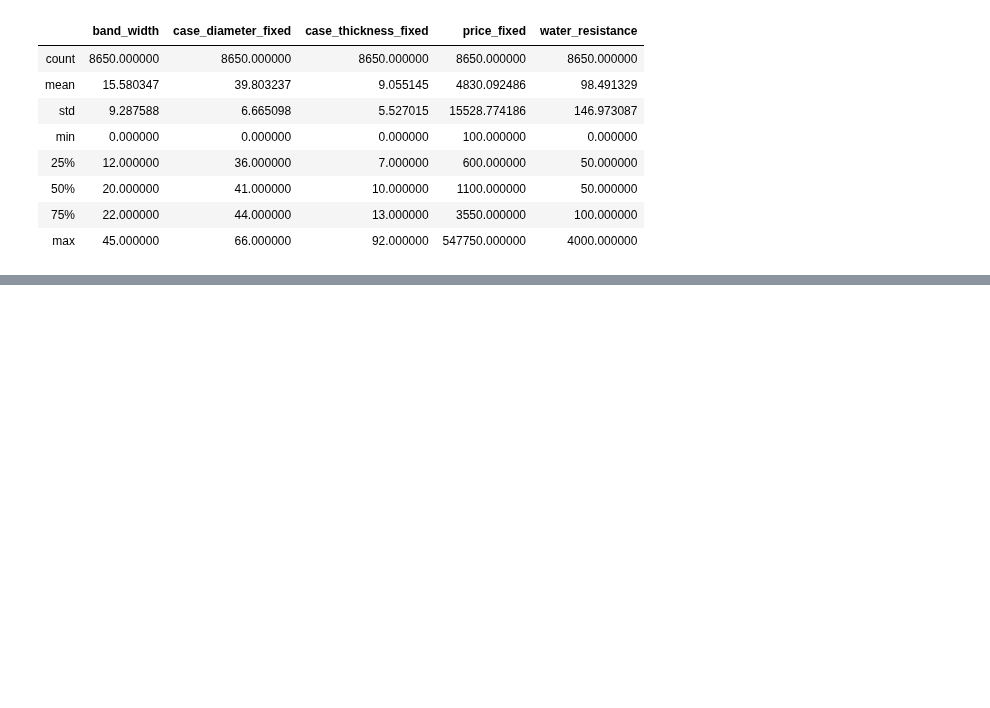
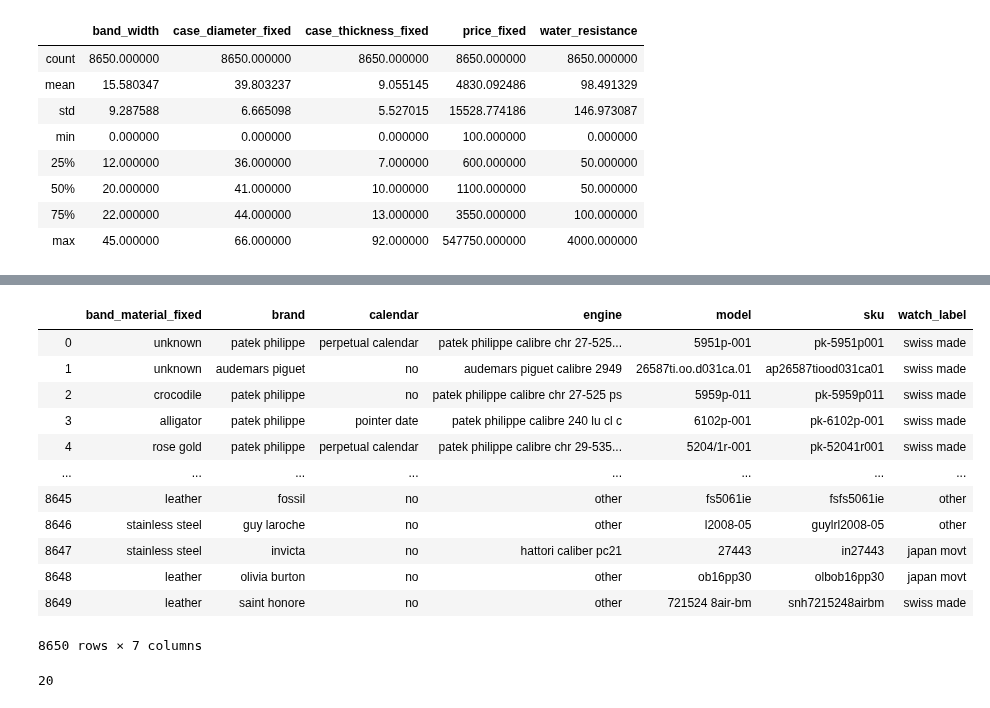
Before and after one commit to jcanque777/watchclassification, a Jupyter notebook: watch_classification_final.ipynb, the cells around one changed output, grey strips where cells are left out. Cells and saved outputs as stored; diff of their text form; code cells hidden in the pictures; blank space fills up the shorter version.

```diff
--- a/watch_classification_final.ipynb
+++ b/watch_classification_final.ipynb
@@ -527,0 +548,7 @@ cols_remove = ['band_width', 'case_diameter_fixed', 'case_thickness_fixed', 'pri
+# %%
+remove_cols = []
+for i in dummy_columns:
+    if test_df[i].nunique() >= 20:
+        print(i, test_df[i].nunique())
+        print('\n')
+        remove_cols.append(i)
@@ -527,0 +585,20 @@ cols_remove = ['band_width', 'case_diameter_fixed', 'case_thickness_fixed', 'pri
+# %%
+test_df[remove_cols]
+# %% [output]
+|  | band_material_fixed | brand | calendar | engine | model | sku | watch_label |
+| 0 | unknown | patek philippe | perpetual calendar | patek philippe calibre chr 27-525... | 5951p-001 | pk-5951p001 | swiss made |
+| 1 | unknown | audemars piguet | no | audemars piguet calibre 2949 | 26587ti.oo.d031ca.01 | ap26587tiood031ca01 | swiss made |
+| 2 | crocodile | patek philippe | no | patek philippe calibre chr 27-525 ps | 5959p-011 | pk-5959p011 | swiss made |
+| 3 | alligator | patek philippe | pointer date | patek philippe calibre 240 lu cl c | 6102p-001 | pk-6102p-001 | swiss made |
+| 4 | rose gold | patek philippe | perpetual calendar | patek philippe calibre chr 29-535... | 5204/1r-001 | pk-52041r001 | swiss made |
+| ... | ... | ... | ... | ... | ... | ... | ... |
+| 8645 | leather | fossil | no | other | fs5061ie | fsfs5061ie | other |
+| 8646 | stainless steel | guy laroche | no | other | l2008-05 | guylrl2008-05 | other |
+| 8647 | stainless steel | invicta | no | hattori caliber pc21 | 27443 | in27443 | japan movt |
+| 8648 | leather | olivia burton | no | other | ob16pp30 | olbob16pp30 | japan movt |
+| 8649 | leather | saint honore | no | other | 721524 8air-bm | snh7215248airbm | swiss made |
+8650 rows × 7 columns
+# %%
+test_df['band_material_fixed'].nunique()
+# %% [output]
+20
```
Also changed, not shown: parts of 4 cells of this notebook.
